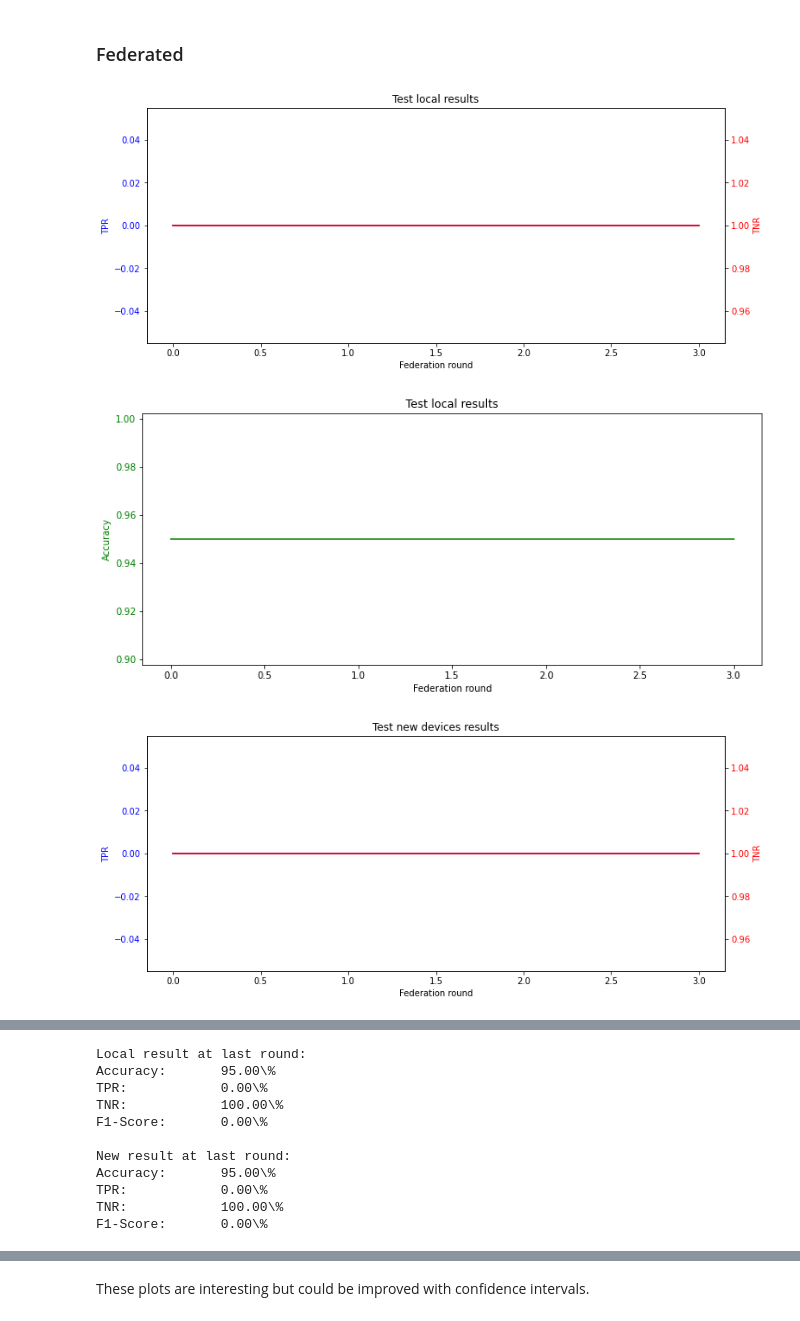
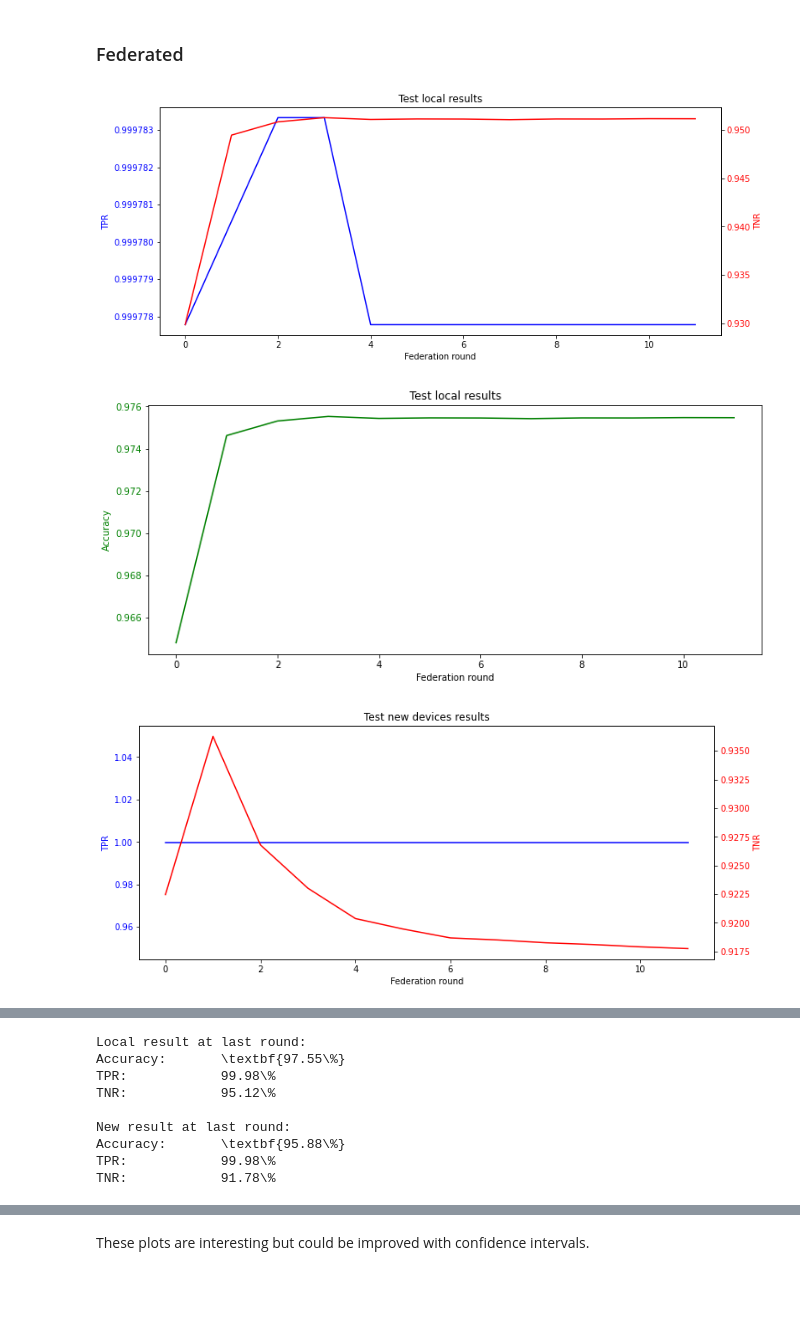
Before and after one commit to ValerianRey/fed_iot_guard, a Jupyter notebook: Test results.ipynb, the cells around one changed output, grey strips where cells are left out. Cells and saved outputs as stored; diff of their text form; code cells hidden in the pictures; blank space fills up the shorter version.

Commit message:
added and renamed some results

```diff
--- a/Test results.ipynb
+++ b/Test results.ipynb
@@ -124,7 +126,7 @@ def print_rates_latex2(results):
 # %% [markdown]
 ### Non-federated
 # %%
-path_test = 'test_results/centralized_autoencoder/0,5 5rr/'
+path_test = 'test_results/centralized_autoencoder/0,5 5rr mean+std/'
 
 with open(path_test + 'local_results.json') as json_file:
     test_local_results = json.load(json_file)
@@ -155,40 +157,29 @@ TNR:            90.85\%
 # %%
 # TODO: rename the x-axis as epoch in fedsgd and make it start at 1 in both cases
 
-path_test = 'test_results/decentralized_classifier_fedsgd/CANCEL/tm2-2rs vs 2cancel/'
+path_test = 'test_results/decentralized_autoencoder_fedsgd/0,5 5rr mean+std/'
 
 with open(path_test + 'local_results.json') as json_file:
     test_local_results = json.load(json_file)
 
 with open(path_test + 'new_devices_results.json') as json_file:
     test_new_results = json.load(json_file)
 
 local_results_per_round = get_results_per_round(test_local_results)
 plot_federated_tpr_tnr(local_results_per_round, title='Test local results')
 plot_federated_acc(local_results_per_round, title='Test local results')
 
 new_results_per_round = get_results_per_round(test_new_results)
 plot_federated_tpr_tnr(new_results_per_round, title='Test new devices results')
 plot_federated_acc(new_results_per_round, title='Test new devices results')
 
 print('Local result at last round:')
-print_rates_latex2(local_results_per_round[-1])
+print_rates_latex(local_results_per_round[-1])
 print()
 
 print('New result at last round:')
-print_rates_latex2(new_results_per_round[-1])
-
-try:
-    with open(path_test + 'thresholds.json') as json_file:
-        all_thresholds = json.load(json_file)
-
-    global_thresholds = get_thresholds_federated(all_thresholds)
-    plot_global_thresholds(global_thresholds, 'Thresholds', multi_epoch=True, save=True)
-except FileNotFoundError:
-    pass
-except e:
-    print(e)
+print_rates_latex(new_results_per_round[-1])
 # %% [output]
-[figure, old version]
+[figure, new version]
-[figure, old version]
+[figure, new version]
-[figure, old version]
+[figure, new version]
@@ -196,11 +187,9 @@ except e:
 Local result at last round:
-Accuracy:       95.00\%
-TPR:            0.00\%
-TNR:            100.00\%
-F1-Score:       0.00\%
+Accuracy:       \textbf{97.55\%}
+TPR:            99.98\%
+TNR:            95.12\%
 
 New result at last round:
-Accuracy:       95.00\%
-TPR:            0.00\%
-TNR:            100.00\%
-F1-Score:       0.00\%
+Accuracy:       \textbf{95.88\%}
+TPR:            99.98\%
+TNR:            91.78\%
```
Also changed, not shown: parts of 5 cells of this notebook, 37 other files.
